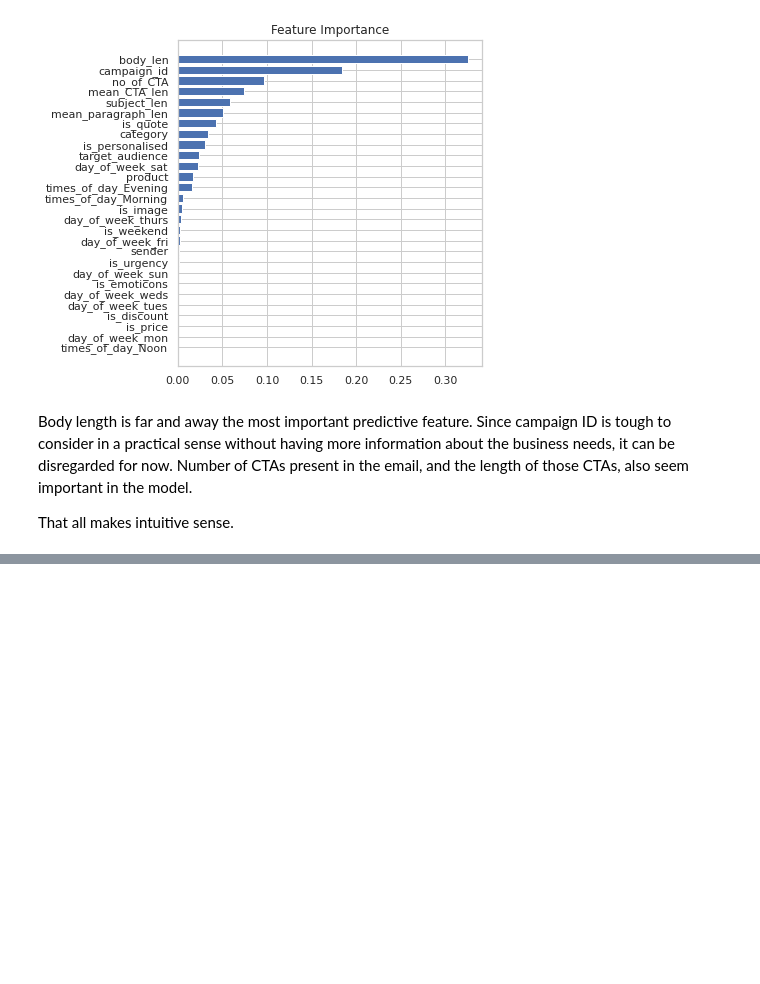
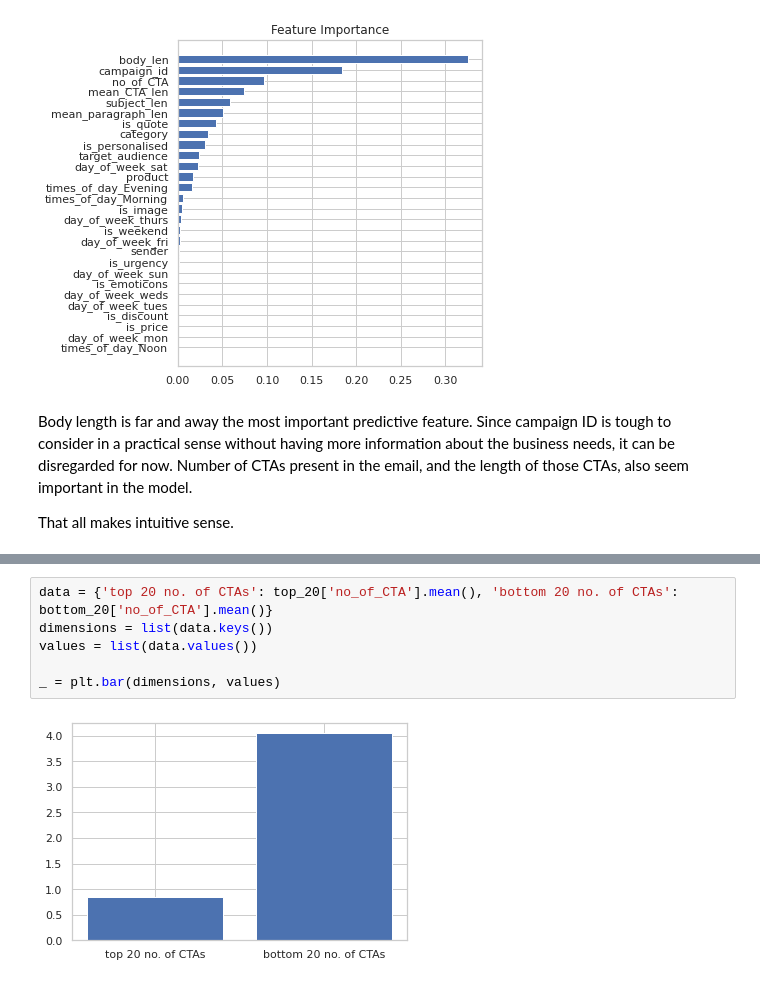
Before and after one commit to alew46/Capstone3CTR, a Jupyter notebook: Predicting CTRs in Email Marketing.ipynb, the cells around one changed output, grey strips where cells are left out. Cells and saved outputs as stored; diff of their text form; blank space fills up the shorter version.

```diff
--- a/Predicting CTRs in Email Marketing.ipynb
+++ b/Predicting CTRs in Email Marketing.ipynb
@@ -392,0 +431,8 @@ That all makes intuitive sense.
+# %%
+data = {'top 20 no. of CTAs': top_20['no_of_CTA'].mean(), 'bottom 20 no. of CTAs': bottom_20['no_of_CTA'].mean()}
+dimensions = list(data.keys())
+values = list(data.values())
+
+_ = plt.bar(dimensions, values)
+# %% [output]
+[figure, added]
```
Also changed, not shown: parts of 19 cells of this notebook.
